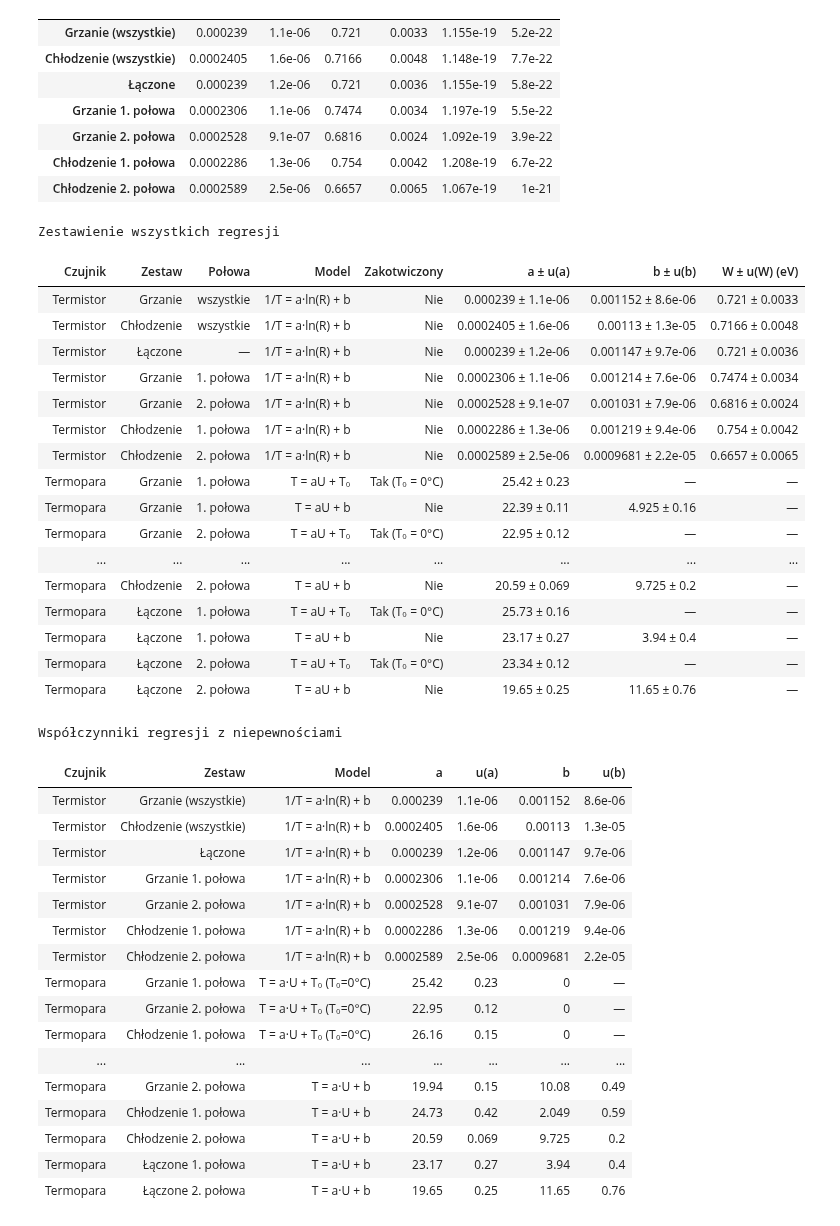
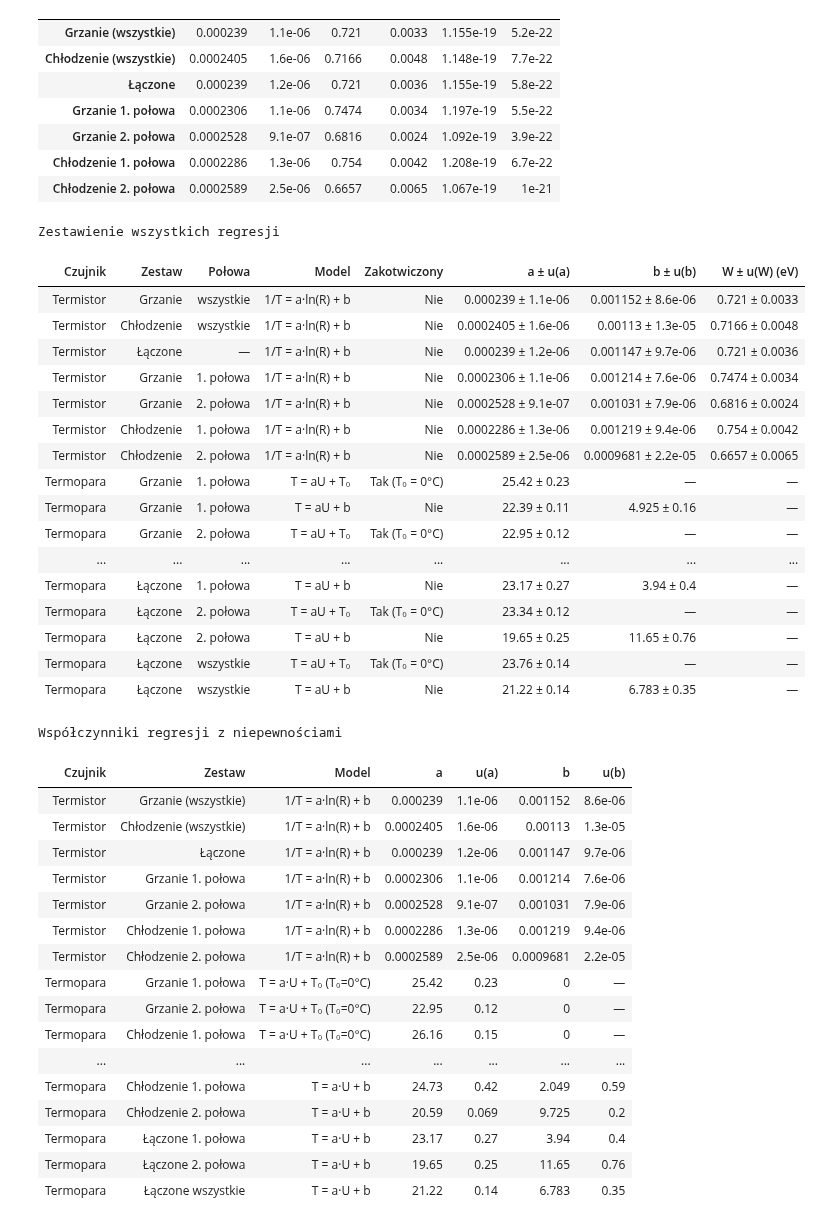
Before and after one commit to karolpeszek/mdr, a Jupyter notebook: Adelaide/adelaide.ipynb, the cells around one changed output. Saved outputs shown, nothing was run; the diff lists cells and outputs as text; code cells hidden in the pictures.

```diff
--- a/Adelaide/adelaide.ipynb
+++ b/Adelaide/adelaide.ipynb
@@ -183,3 +184,47 @@ make_figure([
 ], filename="wykres4_termopara_laczone")
 # %% [output]
 [figure]
+# %%
+# Wykres 5 — Termopara: regresja na wszystkich punktach (grzanie + chłodzenie łącznie)
+tc_all = pd.concat([thermocouple_heating, thermocouple_cooling]).sort_values("voltage")
+x_all = tc_all["voltage"].values
+y_all = tc_all["temperature"].values
+
+x_fit = np.linspace(x_all.min(), x_all.max(), 300)
+
+# Free model: T = aU + b
+a_free, da_free, b_free, db_free = fit_linear(x_all, y_all)
+y_free = a_free * x_fit + b_free
+band_free = np.sqrt((x_fit * da_free)**2 + db_free**2)
+
+# Anchored model: T = aU + T0
+a_anch, da_anch = fit_fixed_intercept(x_all, y_all, T0)
+y_anch = a_anch * x_fit + T0
+band_anch = np.abs(x_fit) * da_anch
+
+print("=== Regresja termopary — wszystkie punkty ===")
+print(f"Model swobodny:     a = {a_free:.4f} ± {da_free:.4f},  b = {b_free:.4f} ± {db_free:.4f}")
+print(f"Model zakotwiczony: a = {a_anch:.4f} ± {da_anch:.4f}")
+
+fig, ax = plt.subplots(figsize=(8, 5.5))
+
+ax.errorbar(x_all, y_all, yerr=dT, fmt="o", color="black",
+            capsize=2, elinewidth=0.8, markersize=3, alpha=0.6, label="Dane (wszystkie punkty)", zorder=3)
+
+ax.plot(x_fit, y_anch, color="#1f77b4", linestyle="--", linewidth=2,
+        label=f"Zakotwiczony $T=aU+T_0$: $a={a_anch:.3f}\\pm{da_anch:.3f}$")
+ax.fill_between(x_fit, y_anch - band_anch, y_anch + band_anch, color="#1f77b4", alpha=0.15)
+
+ax.plot(x_fit, y_free, color="#d62728", linestyle="-", linewidth=2,
+        label=f"Swobodny $T=aU+b$: $a={a_free:.3f}\\pm{da_free:.3f}$, $b={b_free:.3f}\\pm{db_free:.3f}$")
+ax.fill_between(x_fit, y_free - band_free, y_free + band_free, color="#d62728", alpha=0.15)
+
+ax.set_xlabel("Napięcie $U$ (mV)", fontsize=12)
+ax.set_ylabel("Temperatura $T$ (°C)", fontsize=12)
+ax.set_title("Termopara — regresja liniowa (wszystkie punkty)", fontsize=13)
+ax.legend(fontsize=9)
+ax.grid(True, linestyle="--", alpha=0.5)
+
+plt.tight_layout()
+fig.savefig("wykres5_termopara_wszystkie.pdf", dpi=300, bbox_inches="tight")
+plt.show()
@@ -356,6 +406,7 @@ tc_sets = [
     ("Chłodzenie", "2. połowa", tc_c2),
     ("Łączone",    "1. połowa", tc_combined_1),
     ("Łączone",    "2. połowa", tc_combined_2),
+    ("Łączone",    "wszystkie", tc_all),
 ]
 for dataset, half, df in tc_sets:
     # Zakotwiczone: T = aU + T₀  (T₀ = 0°C)
@@ -377,38 +428,38 @@ for dataset, half, df in tc_sets:
         "Zestaw":       dataset,
         "Połowa":       half,
         "Model":        "T = aU + b",
         "Zakotwiczony": "Nie",
         "a ± u(a)":     f"{a:.4g} ± {da:.2g}",
         "b ± u(b)":     f"{b:.4g} ± {db:.2g}",
         "W ± u(W) (eV)": "—",
     })
 
 tabela = pd.DataFrame(summary_rows)
 display(
     tabela.style
     .set_caption("Zestawienie wszystkich regresji")
     .set_table_styles([{"selector": "caption", "props": [("font-size", "14px"), ("font-weight", "bold")]}])
     .hide(axis="index")
 )
 # %% [output]
 Zestawienie wszystkich regresji
 | Czujnik | Zestaw | Połowa | Model | Zakotwiczony | a ± u(a) | b ± u(b) | W ± u(W) (eV) |
 | Termistor | Grzanie | wszystkie | 1/T = a·ln(R) + b | Nie | 0.000239 ± 1.1e-06 | 0.001152 ± 8.6e-06 | 0.721 ± 0.0033 |
 | Termistor | Chłodzenie | wszystkie | 1/T = a·ln(R) + b | Nie | 0.0002405 ± 1.6e-06 | 0.00113 ± 1.3e-05 | 0.7166 ± 0.0048 |
 | Termistor | Łączone | — | 1/T = a·ln(R) + b | Nie | 0.000239 ± 1.2e-06 | 0.001147 ± 9.7e-06 | 0.721 ± 0.0036 |
 | Termistor | Grzanie | 1. połowa | 1/T = a·ln(R) + b | Nie | 0.0002306 ± 1.1e-06 | 0.001214 ± 7.6e-06 | 0.7474 ± 0.0034 |
 | Termistor | Grzanie | 2. połowa | 1/T = a·ln(R) + b | Nie | 0.0002528 ± 9.1e-07 | 0.001031 ± 7.9e-06 | 0.6816 ± 0.0024 |
 | Termistor | Chłodzenie | 1. połowa | 1/T = a·ln(R) + b | Nie | 0.0002286 ± 1.3e-06 | 0.001219 ± 9.4e-06 | 0.754 ± 0.0042 |
 | Termistor | Chłodzenie | 2. połowa | 1/T = a·ln(R) + b | Nie | 0.0002589 ± 2.5e-06 | 0.0009681 ± 2.2e-05 | 0.6657 ± 0.0065 |
 | Termopara | Grzanie | 1. połowa | T = aU + T₀ | Tak (T₀ = 0°C) | 25.42 ± 0.23 | — | — |
 | Termopara | Grzanie | 1. połowa | T = aU + b | Nie | 22.39 ± 0.11 | 4.925 ± 0.16 | — |
 | Termopara | Grzanie | 2. połowa | T = aU + T₀ | Tak (T₀ = 0°C) | 22.95 ± 0.12 | — | — |
 | ... | ... | ... | ... | ... | ... | ... | ... |
-| Termopara | Chłodzenie | 2. połowa | T = aU + b | Nie | 20.59 ± 0.069 | 9.725 ± 0.2 | — |
-| Termopara | Łączone | 1. połowa | T = aU + T₀ | Tak (T₀ = 0°C) | 25.73 ± 0.16 | — | — |
 | Termopara | Łączone | 1. połowa | T = aU + b | Nie | 23.17 ± 0.27 | 3.94 ± 0.4 | — |
 | Termopara | Łączone | 2. połowa | T = aU + T₀ | Tak (T₀ = 0°C) | 23.34 ± 0.12 | — | — |
 | Termopara | Łączone | 2. połowa | T = aU + b | Nie | 19.65 ± 0.25 | 11.65 ± 0.76 | — |
+| Termopara | Łączone | wszystkie | T = aU + T₀ | Tak (T₀ = 0°C) | 23.76 ± 0.14 | — | — |
+| Termopara | Łączone | wszystkie | T = aU + b | Nie | 21.22 ± 0.14 | 6.783 ± 0.35 | — |
 # %%
 # ── Współczynniki regresji — wartości liczbowe z niepewnościami ───────────────
 
@@ -441,6 +492,7 @@ for label, df in [
     ("Chłodzenie 2. połowa", tc_c2),
     ("Łączone 1. połowa",    tc_combined_1),
     ("Łączone 2. połowa",    tc_combined_2),
+    ("Łączone wszystkie",    tc_all),
 ]:
     a, da = fit_fixed_intercept(df["voltage"], df["temperature"], T0)
     coeff_rows.append({
@@ -459,6 +511,7 @@ for label, df in [
     ("Chłodzenie 2. połowa", tc_c2),
     ("Łączone 1. połowa",    tc_combined_1),
     ("Łączone 2. połowa",    tc_combined_2),
+    ("Łączone wszystkie",    tc_all),
 ]:
     a, da, b, db = fit_linear(df["voltage"], df["temperature"])
     coeff_rows.append({
@@ -504,11 +557,11 @@ Współczynniki regresji z niepewnościami
 | Termopara | Grzanie 2. połowa | T = a·U + T₀ (T₀=0°C) | 22.95 | 0.12 | 0 | — |
 | Termopara | Chłodzenie 1. połowa | T = a·U + T₀ (T₀=0°C) | 26.16 | 0.15 | 0 | — |
 | ... | ... | ... | ... | ... | ... | ... |
-| Termopara | Grzanie 2. połowa | T = a·U + b | 19.94 | 0.15 | 10.08 | 0.49 |
 | Termopara | Chłodzenie 1. połowa | T = a·U + b | 24.73 | 0.42 | 2.049 | 0.59 |
 | Termopara | Chłodzenie 2. połowa | T = a·U + b | 20.59 | 0.069 | 9.725 | 0.2 |
 | Termopara | Łączone 1. połowa | T = a·U + b | 23.17 | 0.27 | 3.94 | 0.4 |
 | Termopara | Łączone 2. połowa | T = a·U + b | 19.65 | 0.25 | 11.65 | 0.76 |
+| Termopara | Łączone wszystkie | T = a·U + b | 21.22 | 0.14 | 6.783 | 0.35 |
 # %%
 # ── Współczynnik Seebecka α termopary ─────────────────────────────────────────
 # Model: T = a·U + const  →  α = dU/dT = 1/a  [mV/°C]
```
Also changed, not shown: parts of 4 cells of this notebook, 9 other files.
